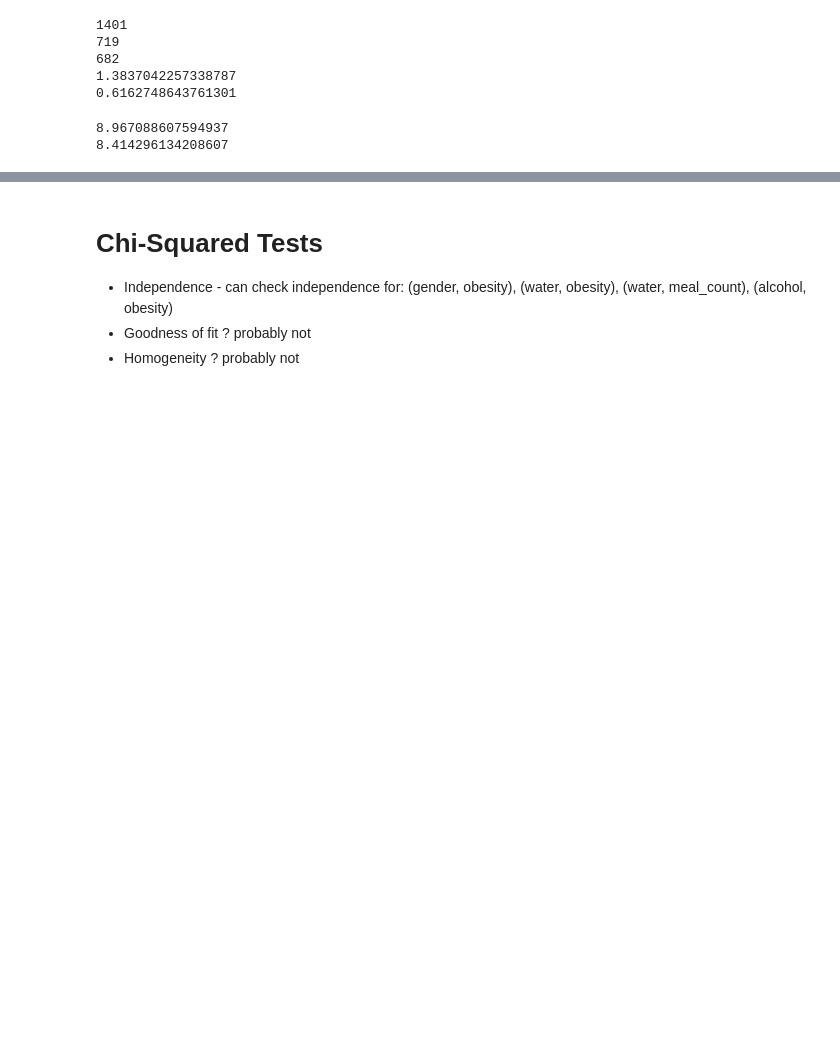
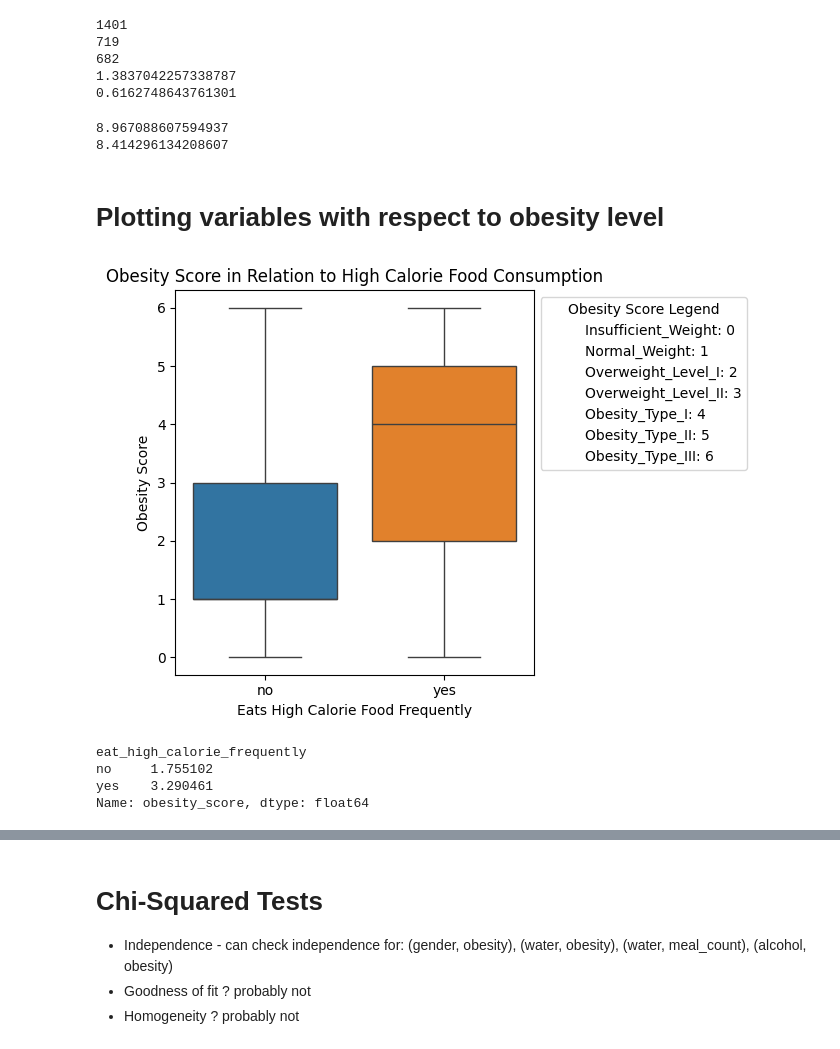
Before and after one commit to GerardoG2/obesity-risk-analyis, a Jupyter notebook: UCI_analysis.ipynb, the cells around one changed output, grey strips where cells are left out. Drawn from its saved outputs; the diff is of its cells as text; code cells hidden in the pictures; blank space fills up the shorter version.

```diff
--- a/UCI_analysis.ipynb
+++ b/UCI_analysis.ipynb
@@ -212,3 +213,44 @@ print(rr2)
 # %% [output]
 8.967088607594937
 8.414296134208607
+# %% [markdown]
+# Plotting variables with respect to obesity level
+# %%
+#Obesity Score in Relation to High Calorie Food Consumption
+obesity_mapping = {
+    'Insufficient_Weight': 0,
+    'Normal_Weight': 1,
+    'Overweight_Level_I': 2,
+    'Overweight_Level_II': 3,
+    'Obesity_Type_I': 4,
+    'Obesity_Type_II': 5,
+    'Obesity_Type_III': 6
+}
+
+df['obesity_score'] = df['obesity_level'].map(obesity_mapping)
+
+
+sns.boxplot(data=df, x='eat_high_calorie_frequently', y='obesity_score', hue='eat_high_calorie_frequently')
+
+legend_elements = [
+    Line2D([0], [0], marker='o', color='w', label=f'{k}: {v}', markerfacecolor='gray', markersize=0)
+    for k, v in obesity_mapping.items()
+]
+
+# Add to plot
+plt.legend(handles=legend_elements, title='Obesity Score Legend', loc='upper left', bbox_to_anchor=(1, 1))
+
+plt.title('Obesity Score in Relation to High Calorie Food Consumption')
+plt.xlabel('Eats High Calorie Food Frequently')
+plt.ylabel('Obesity Score')
+plt.tight_layout()
+plt.show()
+
+group_means = df.groupby('eat_high_calorie_frequently')['obesity_score'].mean()
+print(group_means)
+# %% [output]
+[figure, added]
+eat_high_calorie_frequently
+no     1.755102
+yes    3.290461
+Name: obesity_score, dtype: float64
```
Also changed, not shown: parts of 3 cells of this notebook.
